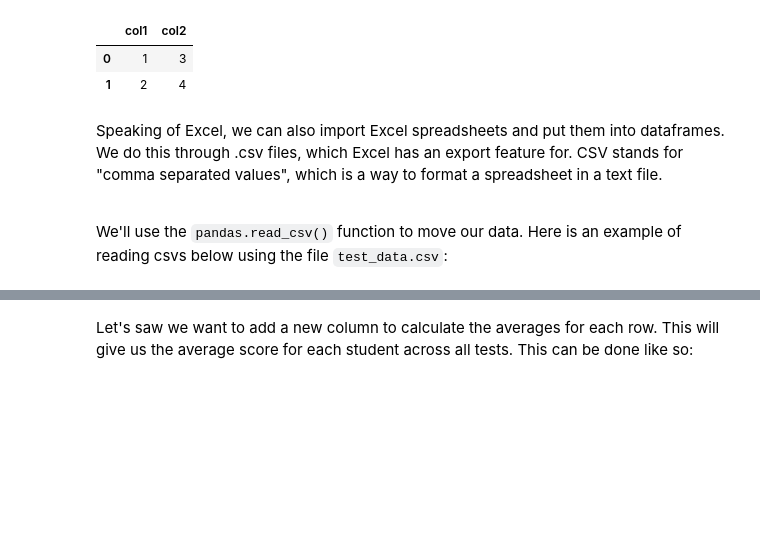
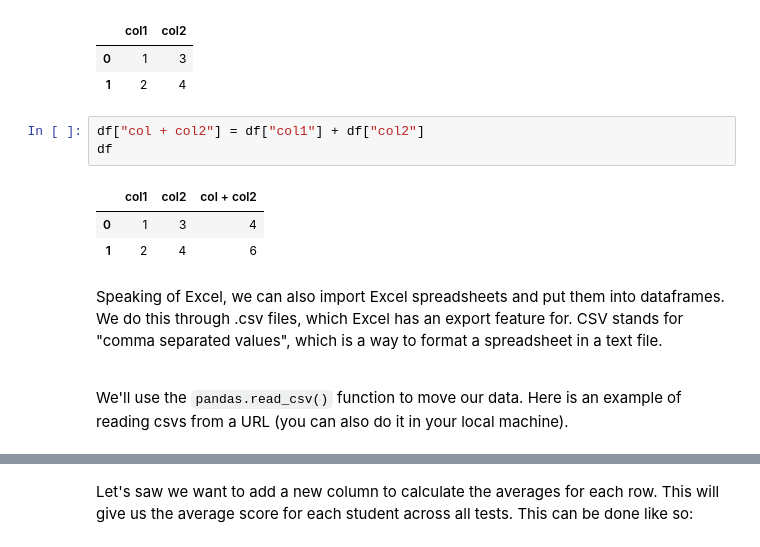
Before and after one commit to UWA-Robotics-Club/workshops, a Jupyter notebook: URC_EWB_PythonWorkshop/URC_x_EWB_Python_Workshop.ipynb, the cells around one changed output, grey strips where cells are left out. Drawn from its saved outputs; the diff is of its cells as text; blank space fills up the shorter version.

```diff
--- a/URC_EWB_PythonWorkshop/URC_x_EWB_Python_Workshop.ipynb
+++ b/URC_EWB_PythonWorkshop/URC_x_EWB_Python_Workshop.ipynb
@@ -311,8 +470,15 @@ df  # Google Colab does this cool thing where it formats your data nicely:
 |  | col1 | col2 |
 | 0 | 1 | 3 |
 | 1 | 2 | 4 |
+# %%
+df["col + col2"] = df["col1"] + df["col2"]
+df
+# %% [output]
+|  | col1 | col2 | col + col2 |
+| 0 | 1 | 3 | 4 |
+| 1 | 2 | 4 | 6 |
 # %% [markdown]
 Speaking of Excel, we can also import Excel spreadsheets and put them into dataframes. We do this through .csv files, which Excel has an export feature for. CSV stands for "comma separated values", which is a way to format a spreadsheet in a text file.
 
-<br>We'll use the `pandas.read_csv()` function to move our data.  Here is an example of reading csvs below using the file `test_data.csv`:
+<br>We'll use the `pandas.read_csv()` function to move our data.  Here is an example of reading csvs from a URL (you can also do it in your local machine).
 # %%
```
Also changed, not shown: parts of 50 cells of this notebook.
